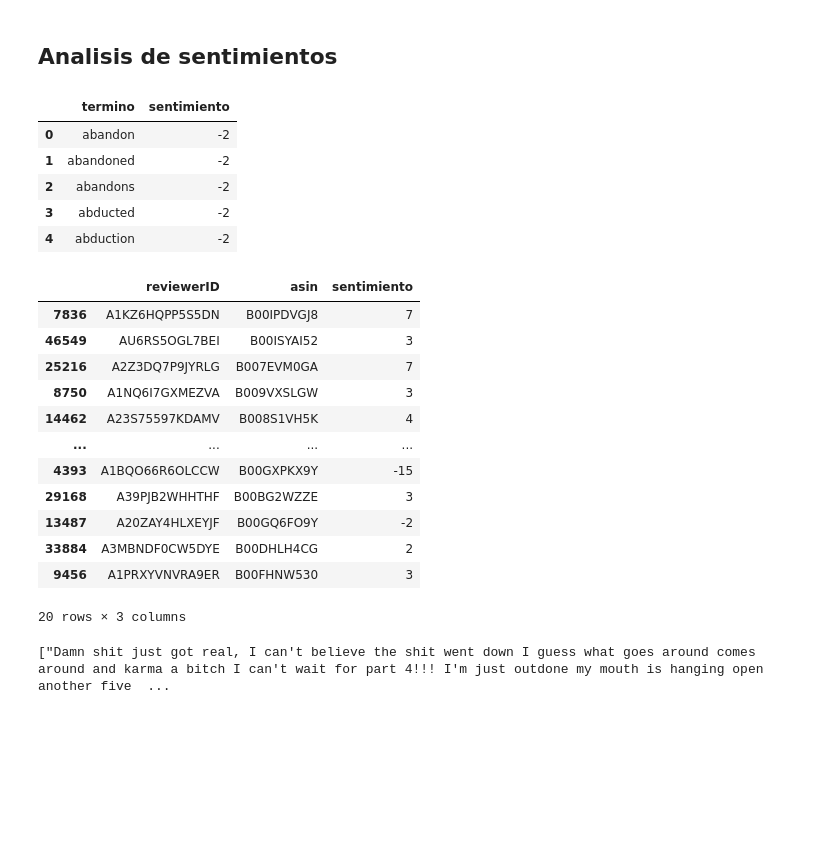
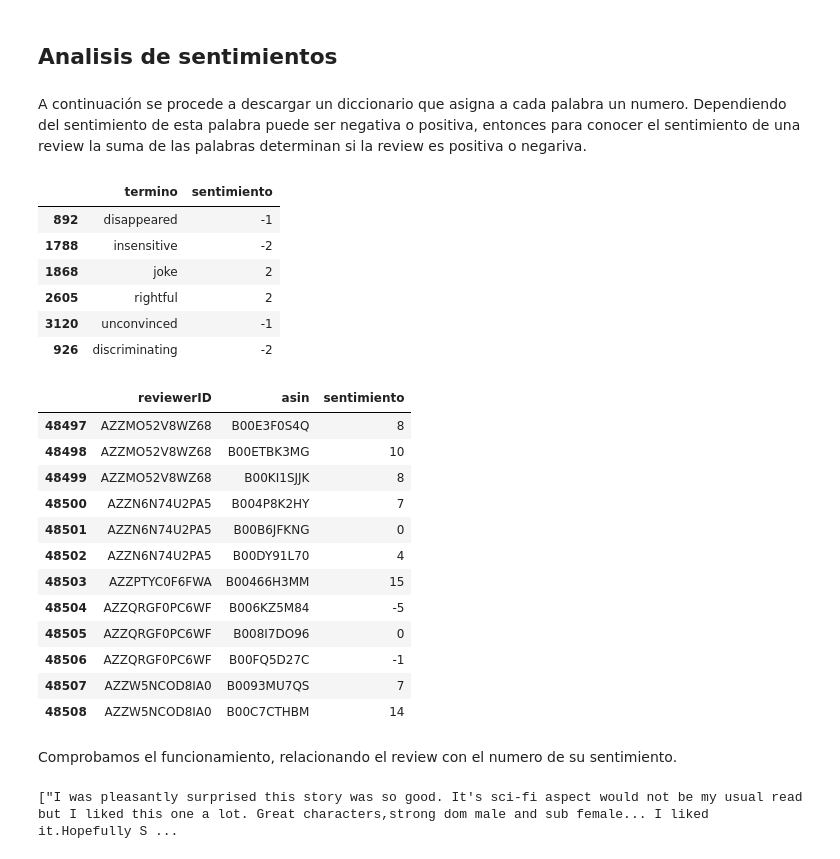
Before and after one commit to amvalero10/BI_proyecto1, a Jupyter notebook: proy1.ipynb, the cells around one changed output. Drawn from its saved outputs; the diff is of its cells as text; code cells hidden in the pictures; blank space fills up the shorter version.

```diff
--- a/proy1.ipynb
+++ b/proy1.ipynb
@@ -479,5 +489,7 @@ IndexError: index 3 is out of bounds for axis 0 with size 3
 # %% [markdown]
 ## Analisis de sentimientos
+# %% [markdown]
+A continuación se procede a descargar un diccionario que asigna a cada palabra un numero. Dependiendo del sentimiento de esta palabra puede ser negativa o positiva, entonces para conocer el sentimiento de una review la suma de las palabras determinan si la review es positiva o negariva.
 # %%
 # Descarga lexicon sentimientos
 # ==============================================================================
@@ -485,49 +497,55 @@ lexicon = pd.read_table(
             'https://raw.githubusercontent.com/fnielsen/afinn/master/afinn/data/AFINN-en-165.txt',
             names = ['termino', 'sentimiento']
           )
-lexicon.head()
+lexicon.sample(6)
 # %% [output]
 |  | termino | sentimiento |
-| 0 | abandon | -2 |
-| 1 | abandoned | -2 |
-| 2 | abandons | -2 |
-| 3 | abducted | -2 |
-| 4 | abduction | -2 |
+| 892 | disappeared | -1 |
+| 1788 | insensitive | -2 |
+| 1868 | joke | 2 |
+| 2605 | rightful | 2 |
+| 3120 | unconvinced | -1 |
+| 926 | discriminating | -2 |
 # %%
-# Sentimiento promedio de cada tweet
+# Sentimiento promedio
 # ==============================================================================
 reviews_sentimientos = pd.merge(
                             left     = df_reviews_text_m_tidy,
                             right    = lexicon,
                             left_on  = "token",
                             right_on = "termino",
                             how      = "inner"
                       )
 
 reviews_sentimientos = reviews_sentimientos.drop(columns = "termino")
 
-# Se suman los sentimientos de las palabras que forman cada tweet.
+# Se suman los sentimientos de las palabras que forman cada review.
 reviews_sentimientos = reviews_sentimientos[["reviewerID", "asin", "sentimiento"]] \
                       .groupby(["reviewerID", "asin"])\
                       .sum().reset_index()
-reviews_sentimientos.sample(20)
+reviews_sentimientos.tail(12)
 # %% [output]
 |  | reviewerID | asin | sentimiento |
-| 7836 | A1KZ6HQPP5S5DN | B00IPDVGJ8 | 7 |
-| 46549 | AU6RS5OGL7BEI | B00ISYAI52 | 3 |
-| 25216 | A2Z3DQ7P9JYRLG | B007EVM0GA | 7 |
-| 8750 | A1NQ6I7GXMEZVA | B009VXSLGW | 3 |
-| 14462 | A23S75597KDAMV | B008S1VH5K | 4 |
-| ... | ... | ... | ... |
-| 4393 | A1BQO66R6OLCCW | B00GXPKX9Y | -15 |
-| 29168 | A39PJB2WHHTHF | B00BG2WZZE | 3 |
-| 13487 | A20ZAY4HLXEYJF | B00GQ6FO9Y | -2 |
-| 33884 | A3MBNDF0CW5DYE | B00DHLH4CG | 2 |
-| 9456 | A1PRXYVNVRA9ER | B00FHNW530 | 3 |
+| 48497 | AZZMO52V8WZ68 | B00E3F0S4Q | 8 |
+| 48498 | AZZMO52V8WZ68 | B00ETBK3MG | 10 |
+| 48499 | AZZMO52V8WZ68 | B00KI1SJJK | 8 |
+| 48500 | AZZN6N74U2PA5 | B004P8K2HY | 7 |
+| 48501 | AZZN6N74U2PA5 | B00B6JFKNG | 0 |
+| 48502 | AZZN6N74U2PA5 | B00DY91L70 | 4 |
+| 48503 | AZZPTYC0F6FWA | B00466H3MM | 15 |
+| 48504 | AZZQRGF0PC6WF | B006KZ5M84 | -5 |
+| 48505 | AZZQRGF0PC6WF | B008I7DO96 | 0 |
+| 48506 | AZZQRGF0PC6WF | B00FQ5D27C | -1 |
+| 48507 | AZZW5NCOD8IA0 | B0093MU7QS | 7 |
+| 48508 | AZZW5NCOD8IA0 | B00C7CTHBM | 14 |
-20 rows × 3 columns
+# %% [markdown]
+Comprobamos el funcionamiento, relacionando el review con el numero de su sentimiento.
 # %%
 #df1 = df[(df.a != -1) & (df.b != -1)]
-dfPruenaC = df_reviews[ (df_reviews['asin']=='B00GXPKX9Y') & (df_reviews['reviewerID']=='A1BQO66R6OLCCW')]
+#pd.set_option("display.max_rows", 15, "display.max_columns", 19) #en caso de visualizar cantidad n de datos
+
+# 48503	AZZPTYC0F6FWA	B00466H3MM	15
+dfPruenaC = df_reviews[(df_reviews['reviewerID']=='AZZPTYC0F6FWA') & (df_reviews['asin']=='B00466H3MM') ]
 print(dfPruenaC['reviewText'].values)
 # %% [output]
-["Damn shit just got real, I can't believe the shit went down I guess what goes around comes around and karma a bitch I can't wait for part 4!!! I'm just outdone my mouth is hanging open another five  ...
+["I was pleasantly surprised this story was so good. It's sci-fi aspect would not be my usual read but I liked this one a lot. Great characters,strong dom male and sub female... I liked it.Hopefully S ...
```
Also changed, not shown: parts of 30 cells of this notebook.
